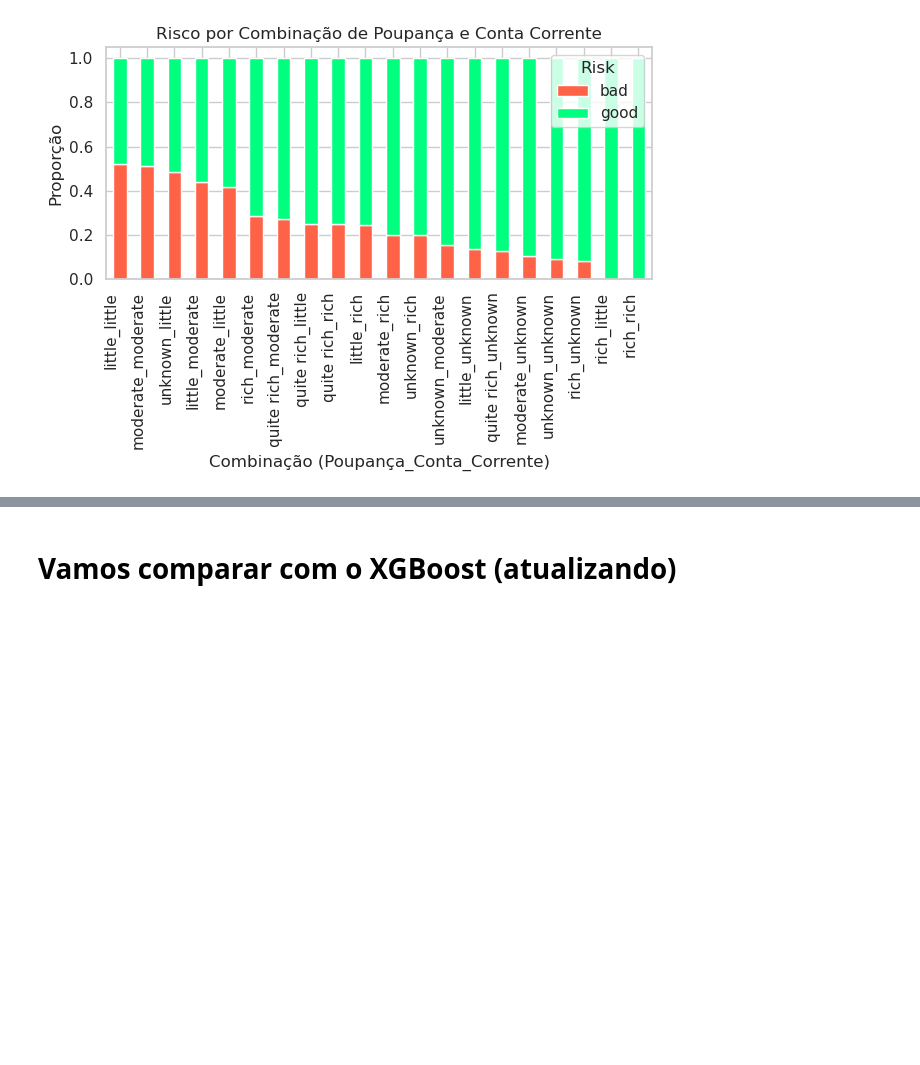
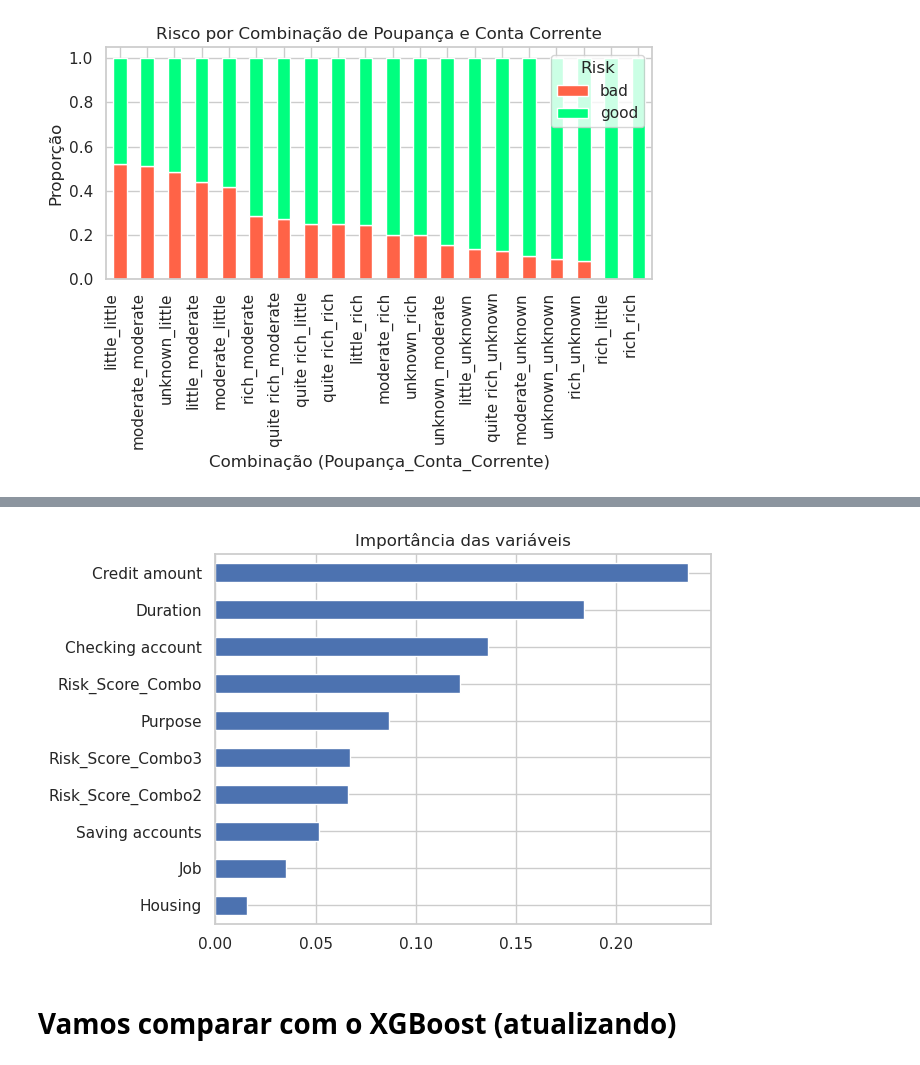
Before and after one commit to jfahelof/portfolio-credit-risk, a Jupyter notebook: credit_risk.ipynb, the cells around one changed output, grey strips where cells are left out. Cells and saved outputs as stored; diff of their text form; code cells hidden in the pictures; blank space fills up the shorter version.

```diff
--- a/credit_risk.ipynb
+++ b/credit_risk.ipynb
@@ -743,0 +798,3 @@ plt.show()
+# %%
+# preparando os dados
+df = data.copy() # Cria uma cópia do DataFrame original para não modificar os dados originais
@@ -743,0 +829,18 @@ plt.show()
+# %%
+# modelo
+modelo = RandomForestClassifier(
+    class_weight='balanced', # Cria o modelo com pesos balanceados
+    n_estimators=300,   # número de árvores na floresta
+    criterion="entropy",  # ganho de informação
+    max_depth=10,    # profundidade máxima; None = sem limite
+    min_samples_split=5,  # min samples para dividir um nó
+    min_samples_leaf=4,  # min samples em uma folha
+    max_features="sqrt", # número de features a considerar em cada split
+    bootstrap=True,    # usar amostragem bootstrap
+    oob_score=True,    # calcular oob_score (estimativa pela amostra fora do bootstrap)
+    random_state=42, # semente
+    n_jobs=-1         # usar todos os núcleos disponíveis
+)
+
+
+modelo.fit(X_train, y_train) # Treina o modelo usando os dados de treino (X_train, y_train)
@@ -744,3 +869,10 @@ plt.show()
+# %%
+importances = pd.Series(modelo.feature_importances_, index=X.columns)
+importances.sort_values().plot(kind='barh')
+plt.title('Importância das variáveis')
+plt.show()
+# %% [output]
+[figure, added]
 # %% [markdown]
 # Vamos comparar com o XGBoost (atualizando)
 # %%
```
Also changed, not shown: parts of 10 cells of this notebook.
